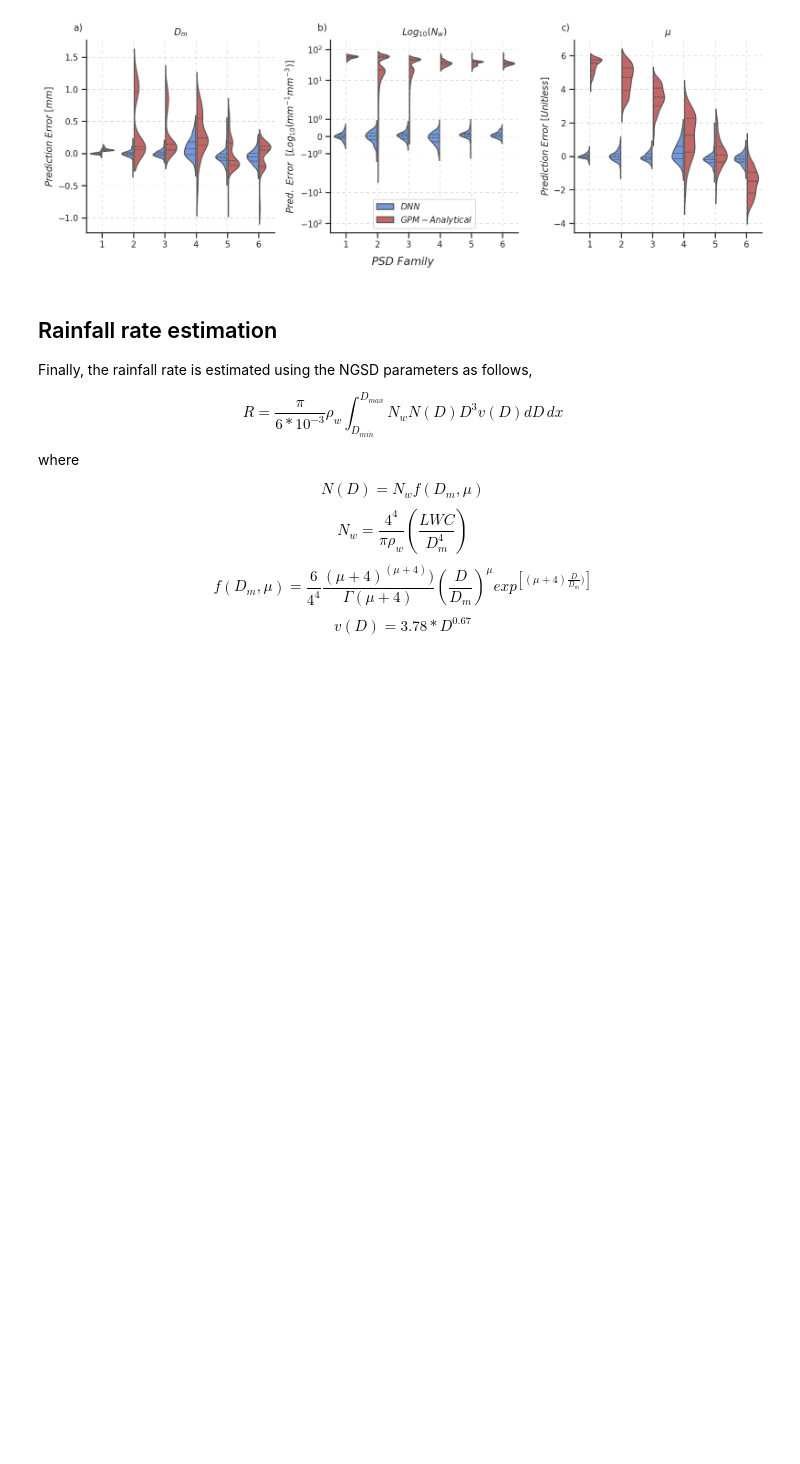
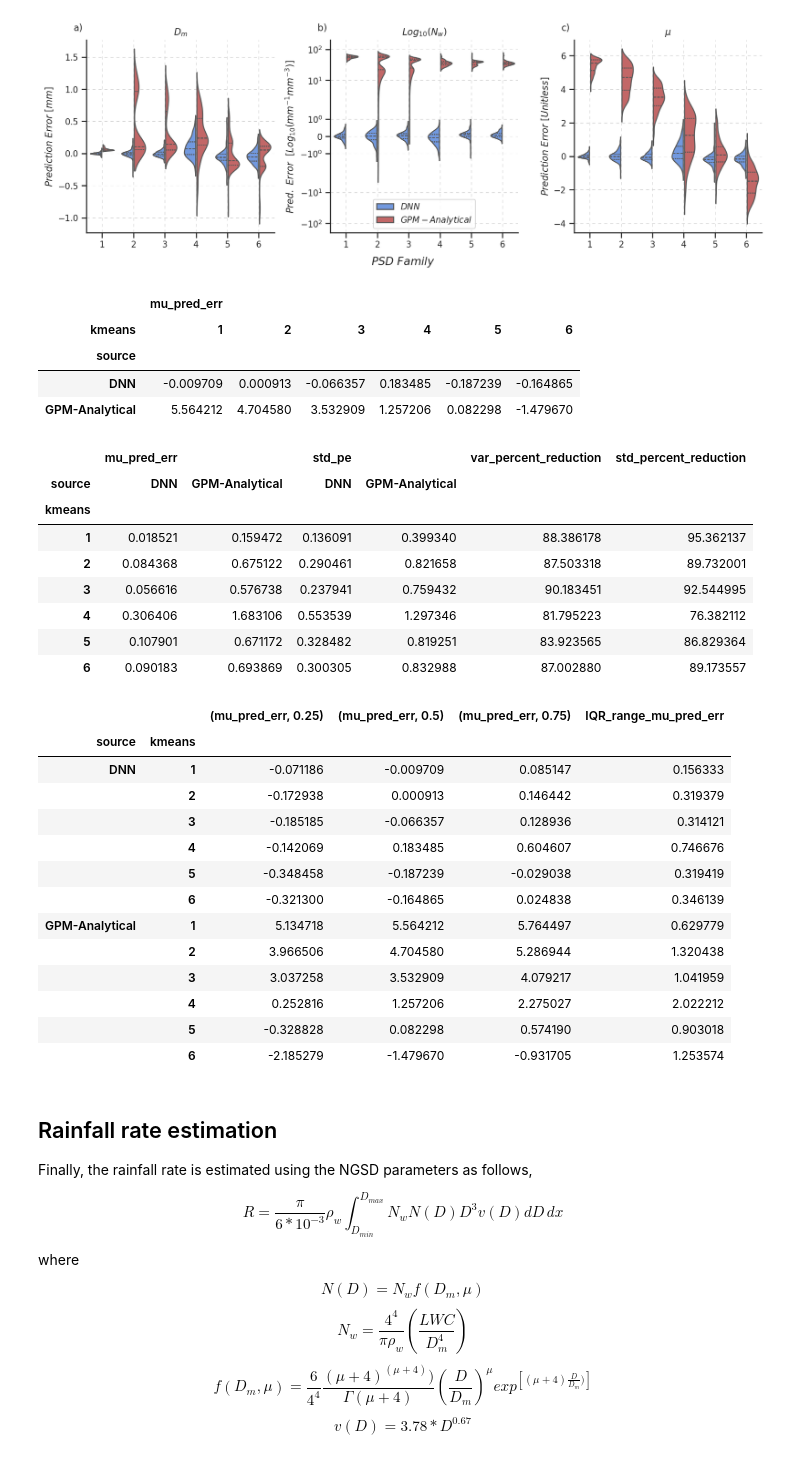
Before and after one commit to aladinor/Ladino_et_al_2025_DNN_PSD_retrieval, a Jupyter notebook: notebooks/4.Rain_retrieval.ipynb, the cells around one changed output. Cells and saved outputs as stored; diff of their text form; code cells hidden in the pictures; blank space fills up the shorter version.

```diff
--- a/notebooks/4.Rain_retrieval.ipynb
+++ b/notebooks/4.Rain_retrieval.ipynb
@@ -265,6 +260,67 @@ for label, ax in axs.items():
 plt.savefig('../images/violin_ngsd_parm.svg',  bbox_inches='tight')
 # %% [output]
 [figure]
+# %%
+variables = ['dm_pred_err', "log10_nw_pred_err", 'mu_pred_err']
+# %%
+for var in variables[2:3]:
+    display(df_plot[[var, "source", "kmeans"]].groupby(["source", "kmeans"]).median().unstack(level=1))
+    variance =  df_plot[[var, "source", "kmeans"]].groupby(["source", "kmeans"]).var().unstack(level=0)
+    # Calculate the standard deviations and add them to the same DataFrame
+    variance[('std_pe', 'DNN')] = variance[(var, 'DNN')] ** 0.5
+    variance[('std_pe', 'GPM-Analytical')] = variance[(var, 'GPM-Analytical')] ** 0.5
+
+    # Calculate percentage reduction in variance
+    variance[('var_percent_reduction', '')] = (
+        (variance[(var, 'GPM-Analytical')] - variance[(var, 'DNN')]) /
+        variance[(var, 'GPM-Analytical')] * 100
+    )
+
+    # Calculate percentage reduction in standard deviation
+    variance[('std_percent_reduction', '')] = (
+        (variance[('std_pe', 'GPM-Analytical')] - variance[(var, 'DNN')]) /
+        variance[('std_pe', 'GPM-Analytical')] * 100
+    )
+    display(variance)
+
+    quantiles = df_plot[[var, "source", "kmeans"]].groupby(["source", "kmeans"]).quantile([0.25, 0.5, 0.75]).unstack(level=-1)
+    iqr_range = quantiles.xs(0.75, level=1, axis=1) - quantiles.xs(0.25, level=1, axis=1)
+
+    # Optionally rename columns for clarity
+    iqr_range.columns = [f"IQR_range_{col}" for col in iqr_range.columns]
+
+    # Combine IQR range with the quantiles DataFrame if you want everything in a single DataFrame
+    quantiles_with_iqr = pd.concat([quantiles, iqr_range], axis=1)
+    display(quantiles_with_iqr)
+# %% [output]
+|  | mu_pred_err |  |  |  |  |  |
+| kmeans | 1 | 2 | 3 | 4 | 5 | 6 |
+| source |  |  |  |  |  |  |
+| DNN | -0.009709 | 0.000913 | -0.066357 | 0.183485 | -0.187239 | -0.164865 |
+| GPM-Analytical | 5.564212 | 4.704580 | 3.532909 | 1.257206 | 0.082298 | -1.479670 |
+|  | mu_pred_err |  | std_pe |  | var_percent_reduction | std_percent_reduction |
+| source | DNN | GPM-Analytical | DNN | GPM-Analytical |  |  |
+| kmeans |  |  |  |  |  |  |
+| 1 | 0.018521 | 0.159472 | 0.136091 | 0.399340 | 88.386178 | 95.362137 |
+| 2 | 0.084368 | 0.675122 | 0.290461 | 0.821658 | 87.503318 | 89.732001 |
+| 3 | 0.056616 | 0.576738 | 0.237941 | 0.759432 | 90.183451 | 92.544995 |
+| 4 | 0.306406 | 1.683106 | 0.553539 | 1.297346 | 81.795223 | 76.382112 |
+| 5 | 0.107901 | 0.671172 | 0.328482 | 0.819251 | 83.923565 | 86.829364 |
+| 6 | 0.090183 | 0.693869 | 0.300305 | 0.832988 | 87.002880 | 89.173557 |
+|  |  | (mu_pred_err, 0.25) | (mu_pred_err, 0.5) | (mu_pred_err, 0.75) | IQR_range_mu_pred_err |
+| source | kmeans |  |  |  |  |
+| DNN | 1 | -0.071186 | -0.009709 | 0.085147 | 0.156333 |
+|  | 2 | -0.172938 | 0.000913 | 0.146442 | 0.319379 |
+|  | 3 | -0.185185 | -0.066357 | 0.128936 | 0.314121 |
+|  | 4 | -0.142069 | 0.183485 | 0.604607 | 0.746676 |
+|  | 5 | -0.348458 | -0.187239 | -0.029038 | 0.319419 |
+|  | 6 | -0.321300 | -0.164865 | 0.024838 | 0.346139 |
+| GPM-Analytical | 1 | 5.134718 | 5.564212 | 5.764497 | 0.629779 |
+|  | 2 | 3.966506 | 4.704580 | 5.286944 | 1.320438 |
+|  | 3 | 3.037258 | 3.532909 | 4.079217 | 1.041959 |
+|  | 4 | 0.252816 | 1.257206 | 2.275027 | 2.022212 |
+|  | 5 | -0.328828 | 0.082298 | 0.574190 | 0.903018 |
+|  | 6 | -2.185279 | -1.479670 | -0.931705 | 1.253574 |
 # %% [markdown]
 ## Rainfall rate estimation
 
```
Also changed, not shown: parts of 7 cells of this notebook, 2 other files.
